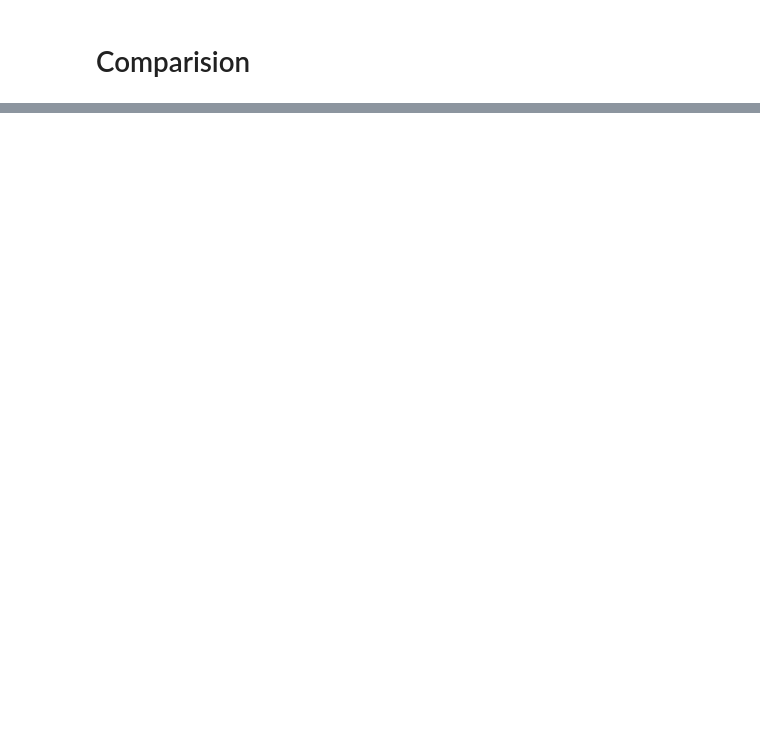
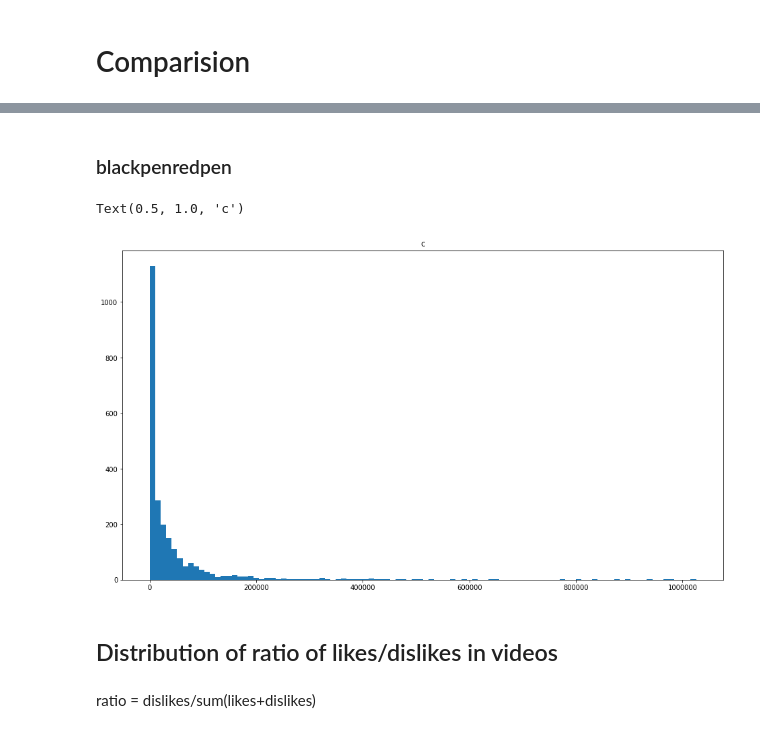
Before and after one commit to dpalatynski/DataAnalysis, a Jupyter notebook: list3/list3.ipynb, the cells around one changed output, grey strips where cells are left out. Drawn from its saved outputs; the diff is of its cells as text; code cells hidden in the pictures; blank space fills up the shorter version.

```diff
--- a/list3/list3.ipynb
+++ b/list3/list3.ipynb
@@ -283,0 +256,14 @@ len(comments)
+# %% [markdown]
+### blackpenredpen
+# %%
+plt.figure(figsize=(16, 9))
+plt.ticklabel_format(style='plain')
+plt.hist(df_blackpenredpen.sort_values(by=['views'])['views'][:-10], bins=100)
+plt.title('c')
+# %% [output]
+Text(0.5, 1.0, 'c')
+[figure, added]
+# %% [markdown]
+## Distribution of ratio of likes/dislikes in videos
+# %% [markdown]
+ratio = dislikes/sum(likes+dislikes)
```
Also changed, not shown: parts of 86 cells of this notebook.
